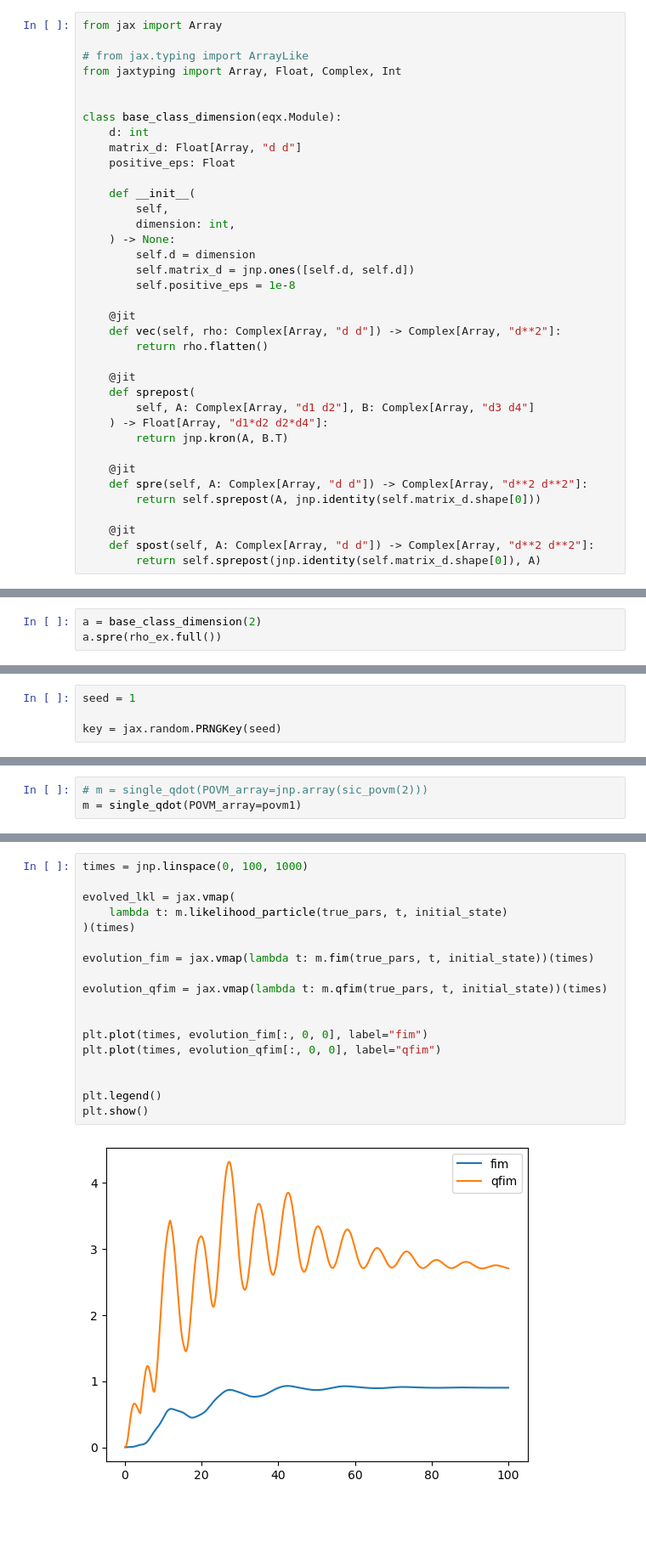
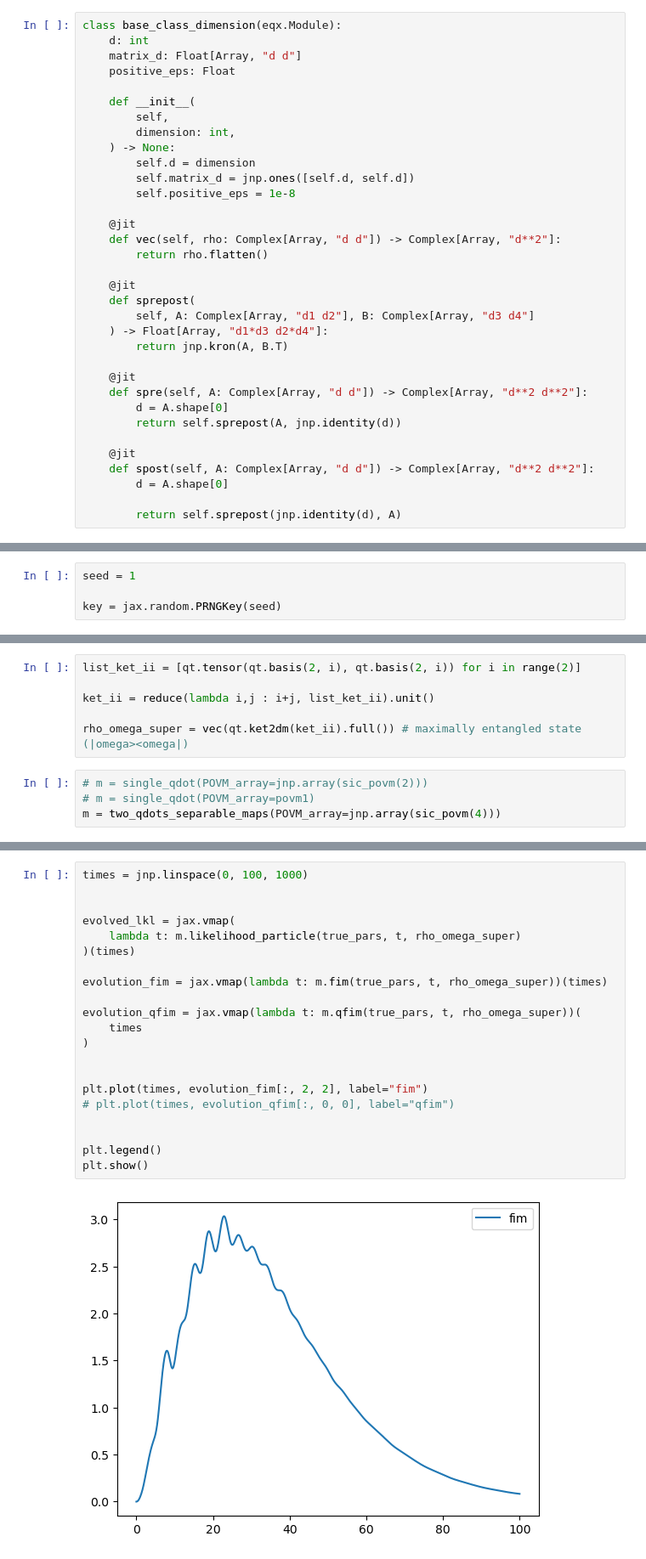
Before and after one commit to Rumoa/qll_qdots, a Jupyter notebook: model_writing.ipynb, the cells around one changed output, grey strips where cells are left out. Shown at 85% size. Drawn from its saved outputs; the diff is of its cells as text; blank space fills up the shorter version.

```diff
--- a/model_writing.ipynb
+++ b/model_writing.ipynb
@@ -78,10 +38,4 @@ import equinox as eqx
 # %%
-from jax import Array
-
-# from jax.typing import ArrayLike
-from jaxtyping import Array, Float, Complex, Int
-
-
 class base_class_dimension(eqx.Module):
     d: int
     matrix_d: Float[Array, "d d"]
@@ -102,13 +56,16 @@ class base_class_dimension(eqx.Module):
     @jit
     def sprepost(
         self, A: Complex[Array, "d1 d2"], B: Complex[Array, "d3 d4"]
-    ) -> Float[Array, "d1*d2 d2*d4"]:
+    ) -> Float[Array, "d1*d3 d2*d4"]:
         return jnp.kron(A, B.T)
 
     @jit
     def spre(self, A: Complex[Array, "d d"]) -> Complex[Array, "d**2 d**2"]:
-        return self.sprepost(A, jnp.identity(self.matrix_d.shape[0]))
+        d = A.shape[0]
+        return self.sprepost(A, jnp.identity(d))
 
     @jit
     def spost(self, A: Complex[Array, "d d"]) -> Complex[Array, "d**2 d**2"]:
-        return self.sprepost(jnp.identity(self.matrix_d.shape[0]), A)
+        d = A.shape[0]
+
+        return self.sprepost(jnp.identity(d), A)
@@ -120,3 +71,0 @@ array([[0.9193551 +0.j        , 0.06815597+0.09741774j],
-# %%
-a = base_class_dimension(2)
-a.spre(rho_ex.full())
@@ -358,3 +584,10 @@ key = jax.random.PRNGKey(seed)
+# %%
+list_ket_ii = [qt.tensor(qt.basis(2, i), qt.basis(2, i)) for i in range(2)]
+
+ket_ii = reduce(lambda i,j : i+j, list_ket_ii).unit()
+
+rho_omega_super = vec(qt.ket2dm(ket_ii).full()) # maximally entangled state (|omega><omega|)
 # %%
 # m = single_qdot(POVM_array=jnp.array(sic_povm(2)))
-m = single_qdot(POVM_array=povm1)
+# m = single_qdot(POVM_array=povm1)
+m = two_qdots_separable_maps(POVM_array=jnp.array(sic_povm(4)))
@@ -366,20 +609,23 @@ import matplotlib.pyplot as plt
 # %%
 times = jnp.linspace(0, 100, 1000)
 
+
 evolved_lkl = jax.vmap(
-    lambda t: m.likelihood_particle(true_pars, t, initial_state)
+    lambda t: m.likelihood_particle(true_pars, t, rho_omega_super)
 )(times)
 
-evolution_fim = jax.vmap(lambda t: m.fim(true_pars, t, initial_state))(times)
+evolution_fim = jax.vmap(lambda t: m.fim(true_pars, t, rho_omega_super))(times)
 
-evolution_qfim = jax.vmap(lambda t: m.qfim(true_pars, t, initial_state))(times)
+evolution_qfim = jax.vmap(lambda t: m.qfim(true_pars, t, rho_omega_super))(
+    times
+)
 
 
-plt.plot(times, evolution_fim[:, 0, 0], label="fim")
-plt.plot(times, evolution_qfim[:, 0, 0], label="qfim")
+plt.plot(times, evolution_fim[:, 2, 2], label="fim")
+# plt.plot(times, evolution_qfim[:, 0, 0], label="qfim")
 
 
 plt.legend()
 plt.show()
 # %% [output]
-[figure, old version]
+[figure, new version]
```
Also changed, not shown: parts of 21 cells of this notebook.
